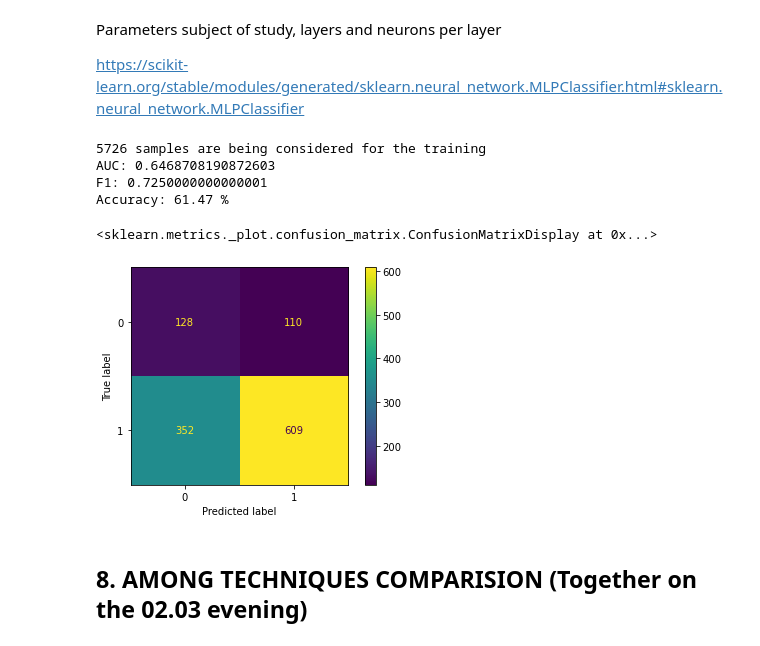
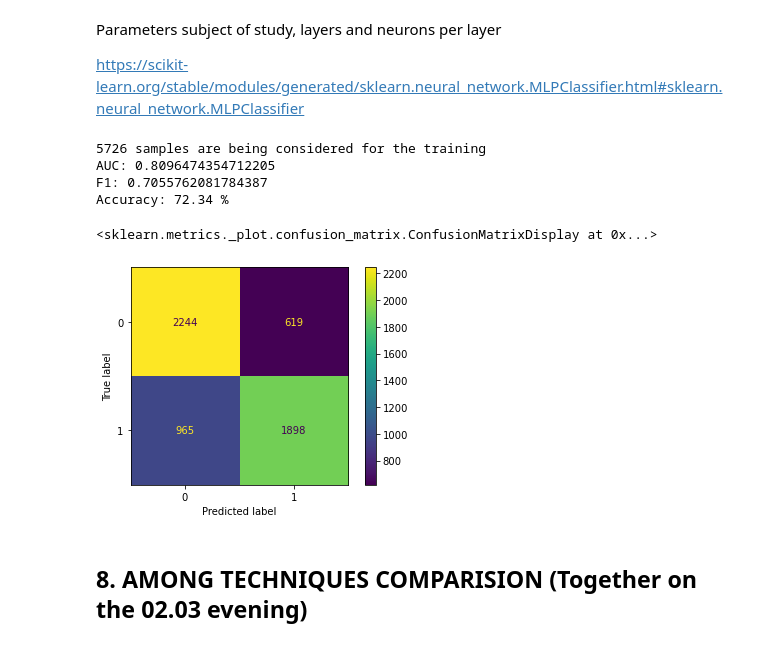
Before and after one commit to ainoal/machine_learning_project, a Jupyter notebook: machine_learning.ipynb, the cells around one changed output. Saved outputs shown, nothing was run; the diff lists cells and outputs as text; code cells hidden in the pictures.

```diff
--- a/machine_learning.ipynb
+++ b/machine_learning.ipynb
@@ -596,38 +608,38 @@ https://scikit-learn.org/stable/modules/generated/sklearn.neural_network.MLPClas
 # %%
 NN = pay_loss_oversampled #select the training data: imbalanced, undersampled, oversampled
 
 print(NN.shape[0], "samples are being considered for the training")
 
 y_train_NN = NN.is_paid
 X_train_NN = NN.drop('is_paid', axis=1)
 
-y_test_NN = test.is_paid
-X_test_NN = test.drop('is_paid', axis=1)
+y_test_NN = NN.is_paid
+X_test_NN = NN.drop('is_paid', axis=1)
 
 
 clf = MLPClassifier(hidden_layer_sizes=(10,10,),activation='relu', solver='adam', random_state=1, max_iter=10000).fit(X_train_NN, y_train_NN)
 
 #print(clf.predict(X_test)) #classification result, class depending of which output neuron fires stronger
 
 #print(clf.predict_proba(X_test)) #output layer, 2 neurons
 
 y_predict_p=clf.predict_proba(X_test_NN)
 
 #print(y_predict_p[:,1]) #output of the class '1' neuron, ~probability of estimation
 
 print('AUC:', metrics.roc_auc_score(y_test_NN,y_predict_p[:,1])) #need of probability to compute this metric
 print('F1:', metrics.f1_score(y_test_NN,clf.predict(X_test_NN))) #need label class prediction
 print('Accuracy:', round(clf.score(X_test_NN, y_test_NN)*100,2),"%") #accuracy=correct predictions/total predictions
 
 
 plot_confusion_matrix(clf, X_test_NN, y_test_NN)
 # %% [output]
 5726 samples are being considered for the training
-AUC: 0.6468708190872603
-F1: 0.7250000000000001
-Accuracy: 61.47 %
+AUC: 0.8096474354712205
+F1: 0.7055762081784387
+Accuracy: 72.34 %
 <sklearn.metrics._plot.confusion_matrix.ConfusionMatrixDisplay at 0x...>
-[figure, old version]
+[figure, new version]
 # %% [markdown]
 ## 8. AMONG TECHNIQUES COMPARISION (Together on the 02.03 evening)
 # %%
```
Also changed, not shown: parts of 8 cells of this notebook.
